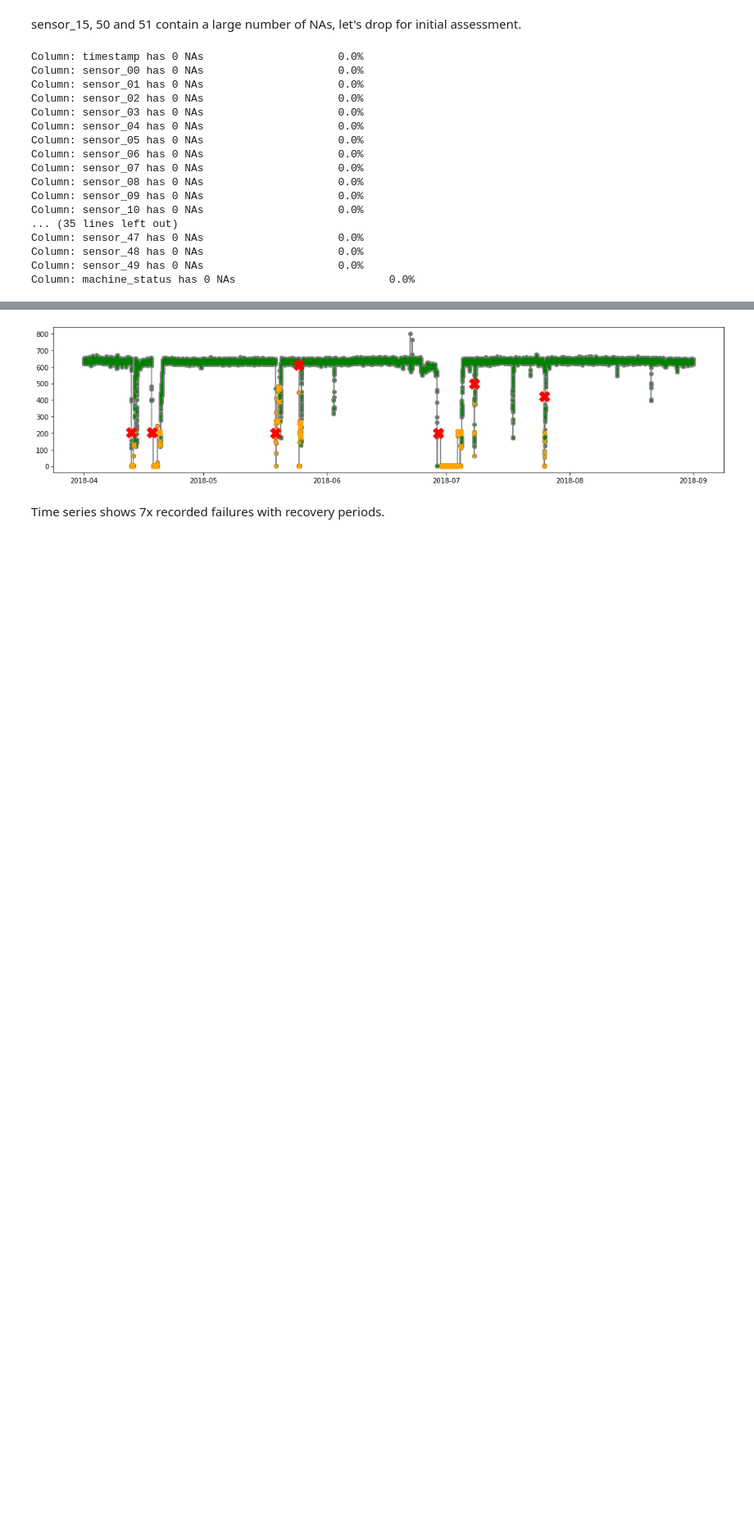
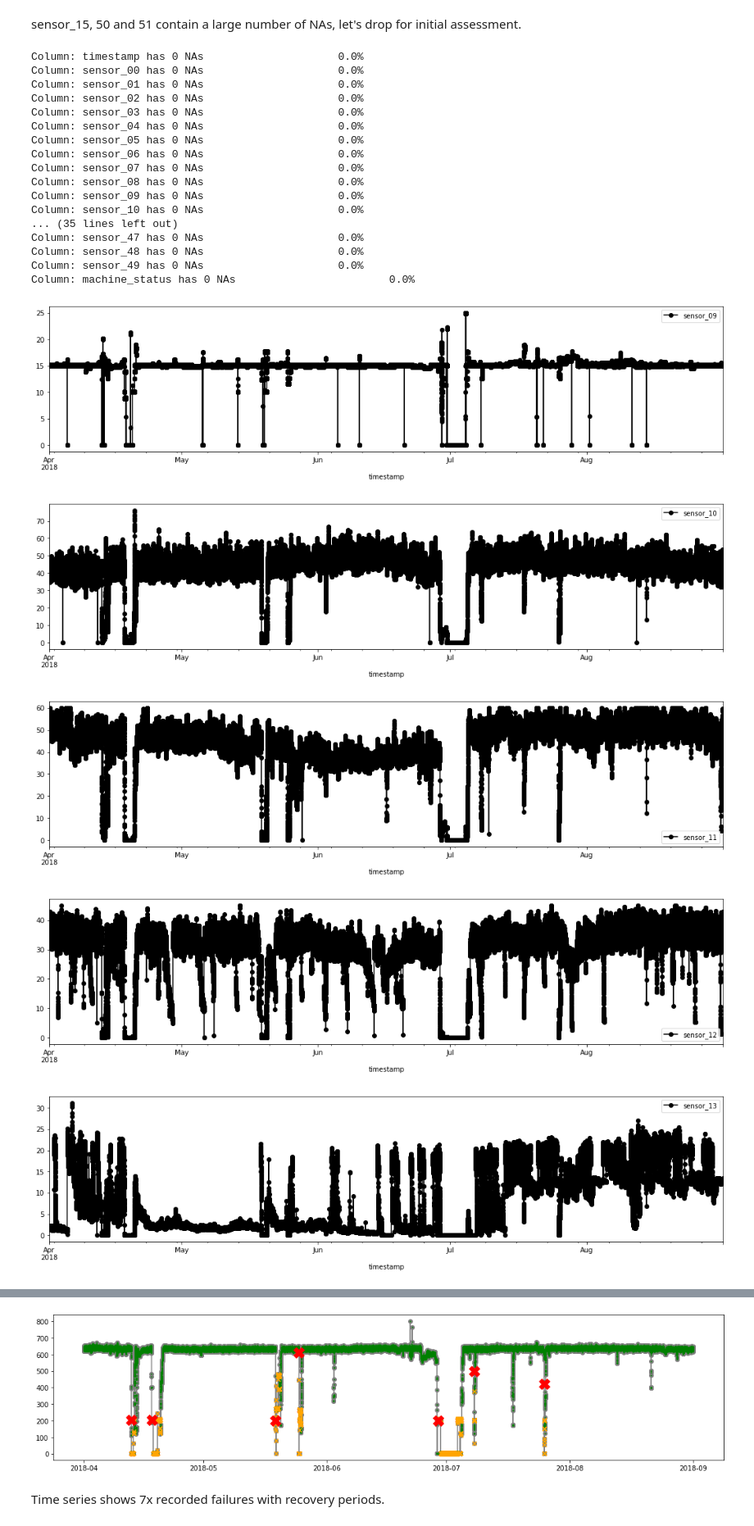
Before and after one commit to 3minuterecord/predictiveMaintenancePortfolio, a Jupyter notebook: Pump Sensor Data.ipynb, the cells around one changed output, grey strips where cells are left out. Shown at 82% size. Cells and saved outputs as stored; diff of their text form; code cells hidden in the pictures; blank space fills up the shorter version.

```diff
--- a/Pump Sensor Data.ipynb
+++ b/Pump Sensor Data.ipynb
@@ -44,4 +44,0 @@ df_raw.index = df_set['timestamp']
-# %%
-# Plot the data
-for chan in df_set.columns[:-1]:
-    df_raw[[chan]].plot(figsize = (18, 4), color = 'black', marker = 'o');
@@ -120,3 +107,13 @@ Column: sensor_47 has 0 NAs                     0.0%
 Column: sensor_48 has 0 NAs                     0.0%
 Column: sensor_49 has 0 NAs                     0.0%
 Column: machine_status has 0 NAs                        0.0%
+# %%
+# Plot the data
+for chan in df_set.columns[10:-1]:
+    df_set[[chan]].plot(figsize = (18, 4), color = 'black', marker = 'o')
+# %% [output]
+[figure, added]
+[figure, added]
+[figure, added]
+[figure, added]
+[figure, added]
```
Also changed, not shown: parts of 23 cells of this notebook, 2 other files.
